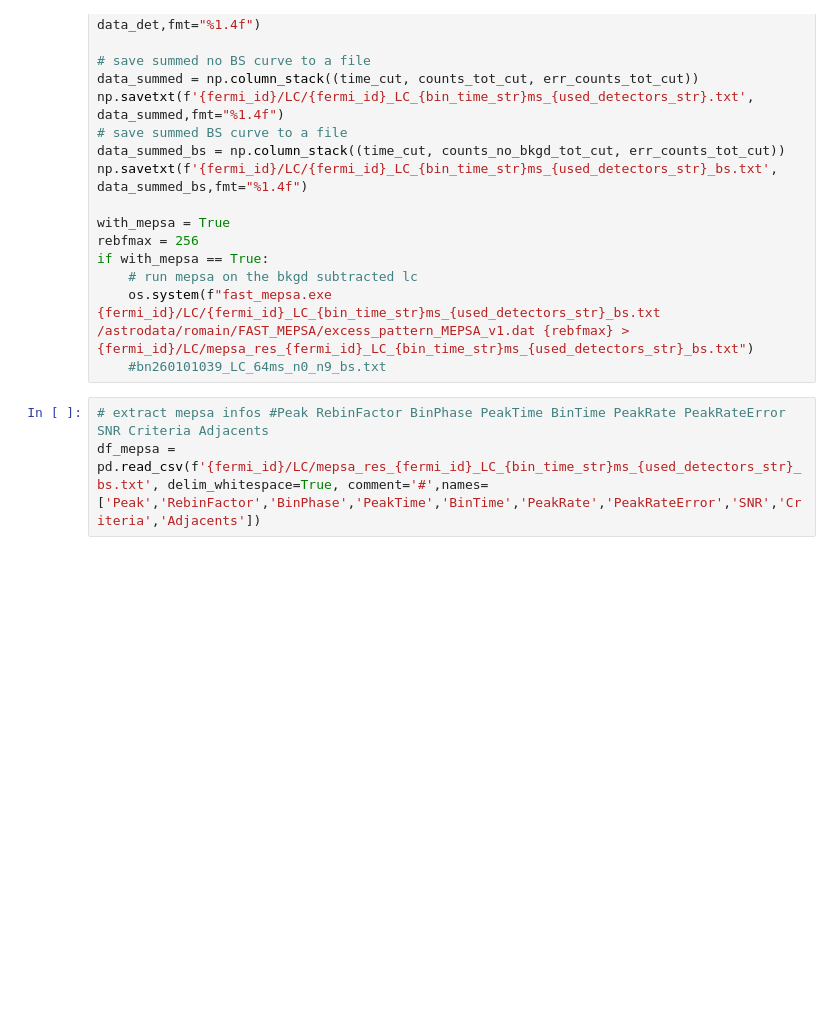
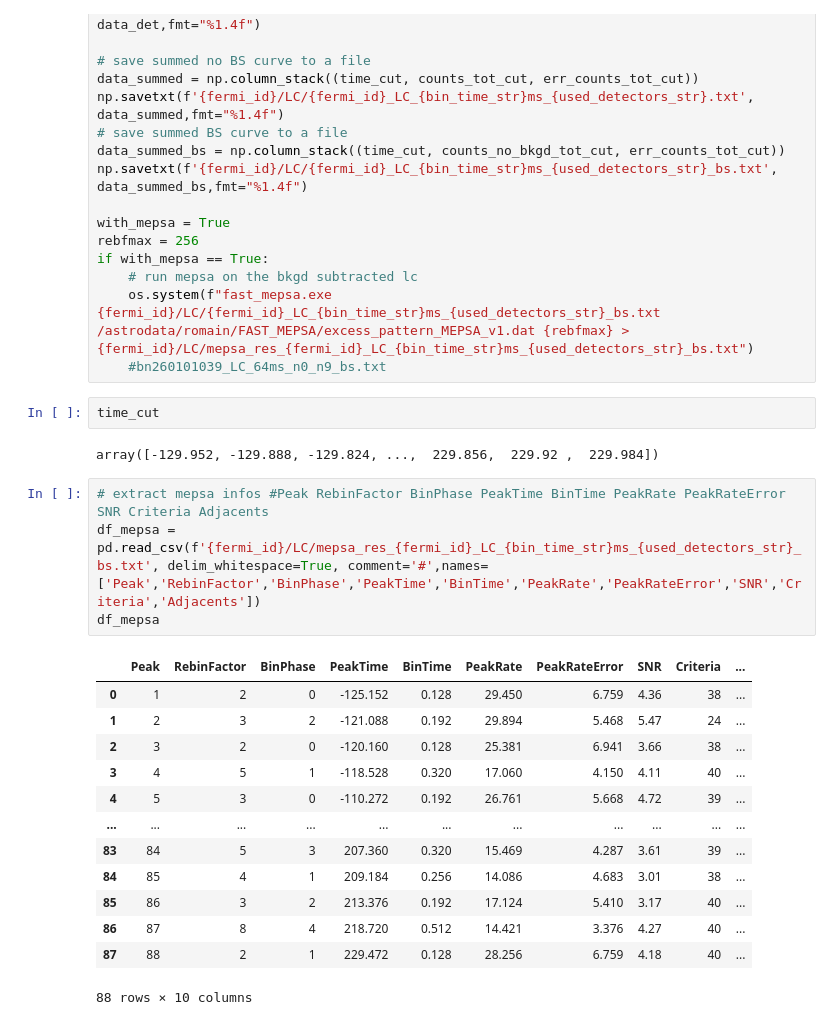
Before and after one commit to romanomaccary/reduce_data_gbm, a Jupyter notebook: reduce_gbm_data.ipynb, the cells around one changed output. Saved outputs shown, nothing was run; the diff lists cells and outputs as text; blank space fills up the shorter version.

```diff
--- a/reduce_gbm_data.ipynb
+++ b/reduce_gbm_data.ipynb
@@ -299,6 +312,25 @@ if with_mepsa == True:
     # run mepsa on the bkgd subtracted lc
     os.system(f"fast_mepsa.exe {fermi_id}/LC/{fermi_id}_LC_{bin_time_str}ms_{used_detectors_str}_bs.txt /astrodata/romain/FAST_MEPSA/excess_pattern_MEPSA_v1.dat {rebfmax} > {fermi_id}/LC/mepsa_res_{fermi_id}_LC_{bin_time_str}ms_{used_detectors_str}_bs.txt")
     #bn260101039_LC_64ms_n0_n9_bs.txt
+# %%
+time_cut
+# %% [output]
+array([-129.952, -129.888, -129.824, ...,  229.856,  229.92 ,  229.984])
 # %%
 # extract mepsa infos #Peak RebinFactor BinPhase PeakTime BinTime PeakRate PeakRateError   SNR Criteria Adjacents
 df_mepsa = pd.read_csv(f'{fermi_id}/LC/mepsa_res_{fermi_id}_LC_{bin_time_str}ms_{used_detectors_str}_bs.txt', delim_whitespace=True, comment='#',names=['Peak','RebinFactor','BinPhase','PeakTime','BinTime','PeakRate','PeakRateError','SNR','Criteria','Adjacents'])
+df_mepsa
+# %% [output]
+|  | Peak | RebinFactor | BinPhase | PeakTime | BinTime | PeakRate | PeakRateError | SNR | Criteria | ... |
+| 0 | 1 | 2 | 0 | -125.152 | 0.128 | 29.450 | 6.759 | 4.36 | 38 | ... |
+| 1 | 2 | 3 | 2 | -121.088 | 0.192 | 29.894 | 5.468 | 5.47 | 24 | ... |
+| 2 | 3 | 2 | 0 | -120.160 | 0.128 | 25.381 | 6.941 | 3.66 | 38 | ... |
+| 3 | 4 | 5 | 1 | -118.528 | 0.320 | 17.060 | 4.150 | 4.11 | 40 | ... |
+| 4 | 5 | 3 | 0 | -110.272 | 0.192 | 26.761 | 5.668 | 4.72 | 39 | ... |
+| ... | ... | ... | ... | ... | ... | ... | ... | ... | ... | ... |
+| 83 | 84 | 5 | 3 | 207.360 | 0.320 | 15.469 | 4.287 | 3.61 | 39 | ... |
+| 84 | 85 | 4 | 1 | 209.184 | 0.256 | 14.086 | 4.683 | 3.01 | 38 | ... |
+| 85 | 86 | 3 | 2 | 213.376 | 0.192 | 17.124 | 5.410 | 3.17 | 40 | ... |
+| 86 | 87 | 8 | 4 | 218.720 | 0.512 | 14.421 | 3.376 | 4.27 | 40 | ... |
+| 87 | 88 | 2 | 1 | 229.472 | 0.128 | 28.256 | 6.759 | 4.18 | 40 | ... |
+88 rows × 10 columns
```
Also changed, not shown: parts of 13 cells of this notebook.
